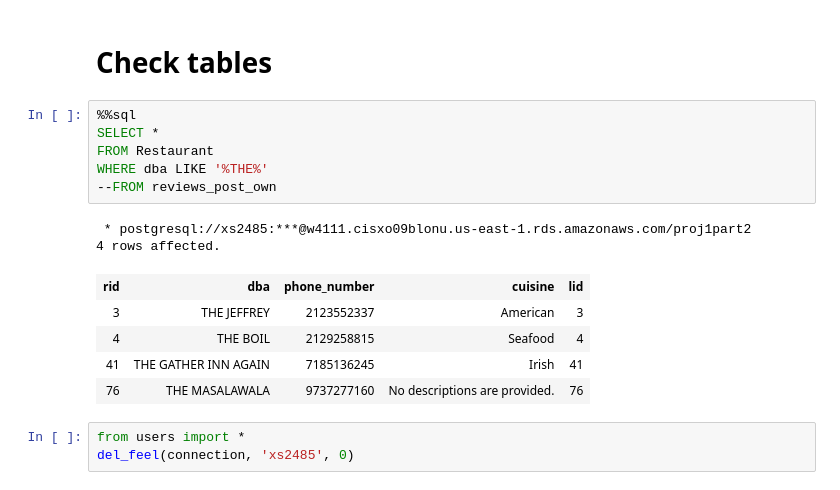
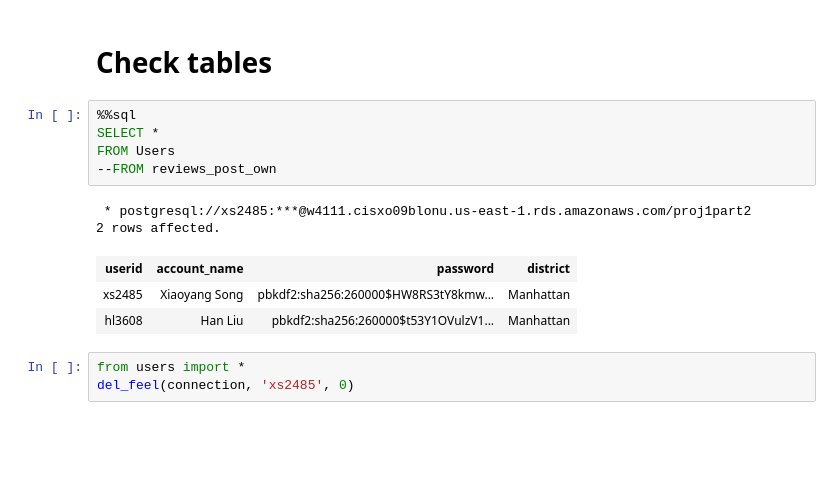
Before and after one commit to Xiaoyang-Song/NYC-Restaurant-Inspection-Database, a Jupyter notebook: 4111p1.ipynb, the cells around one changed output. Drawn from its saved outputs; the diff is of its cells as text; blank space fills up the shorter version.

```diff
--- a/4111p1.ipynb
+++ b/4111p1.ipynb
@@ -846,17 +846,14 @@ LIMIT 1
 # %%
 %%sql
 SELECT *
-FROM Restaurant
-WHERE dba LIKE '%THE%'
+FROM Users
 --FROM reviews_post_own
 # %% [output]
  * postgresql://xs2485:***@w4111.cisxo09blonu.us-east-1.rds.amazonaws.com/proj1part2
-4 rows affected.
+2 rows affected.
-| rid | dba | phone_number | cuisine | lid |
-| 3 | THE JEFFREY | 2123552337 | American | 3 |
-| 4 | THE BOIL | 2129258815 | Seafood | 4 |
-| 41 | THE GATHER INN AGAIN | 7185136245 | Irish | 41 |
-| 76 | THE MASALAWALA | 9737277160 | No descriptions are provided. | 76 |
+| userid | account_name | password | district |
+| xs2485 | Xiaoyang Song | pbkdf2:sha256:260000$HW8RS3tY8kmw... | Manhattan |
+| hl3608 | Han Liu | pbkdf2:sha256:260000$t53Y1OVulzV1... | Manhattan |
 # %%
 from users import *
 del_feel(connection, 'xs2485', 0)
```
Also changed, not shown: 1 other file.
